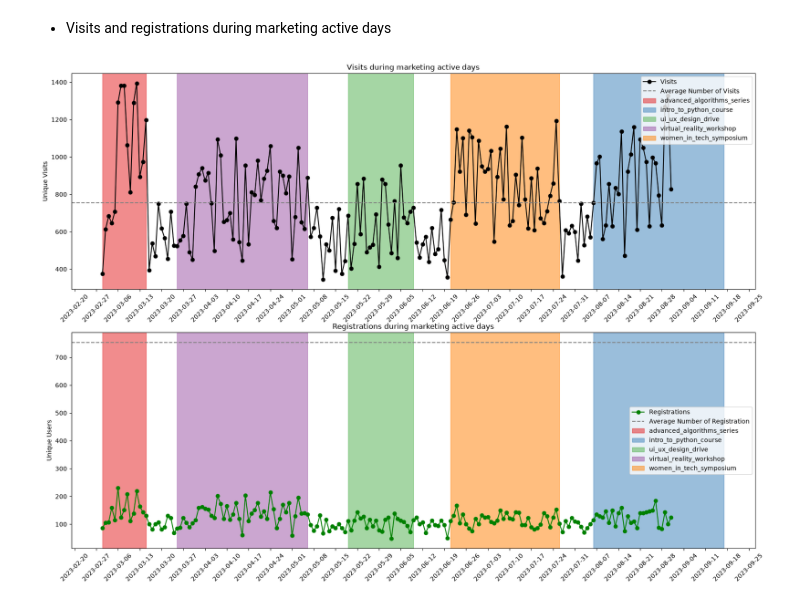
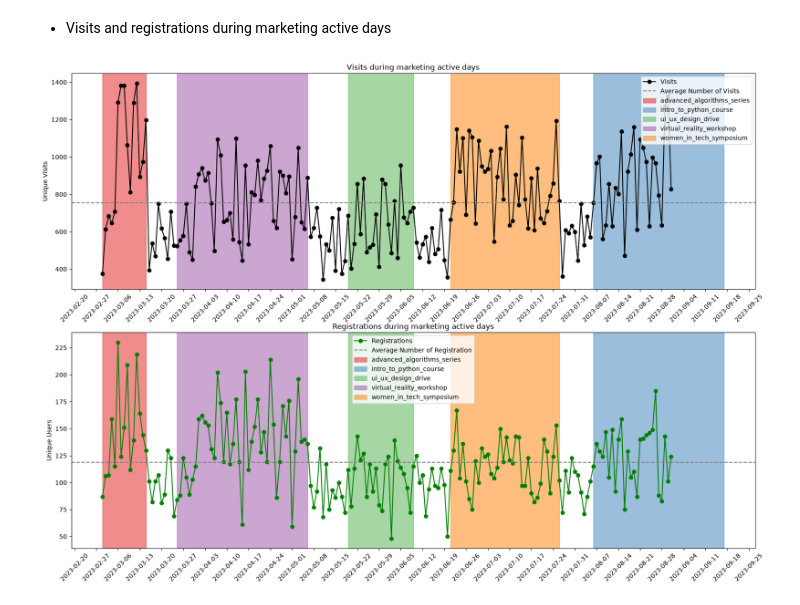
Before and after one commit to pep-cmyk/data-analytics-project-100, a Jupyter notebook: charts_project.ipynb, the cells around one changed output. Cells and saved outputs as stored; diff of their text form; code cells hidden in the pictures.

```diff
--- a/charts_project.ipynb
+++ b/charts_project.ipynb
@@ -342,32 +342,32 @@ axes[0].legend()
 #plot_2
 axes[1].plot(
     df_ads['date_group'],
     df_ads['registrations'],
     marker= 'o',
     color= 'green',
     label= 'Registrations'
 )
 axes[1].axhline(
-    y= df_ads['visits'].mean(),
+    y= df_ads['registrations'].mean(),
     linestyle= '--',
     color= 'gray',
     label= 'Average Number of Registration'
 )
 
 axes[1].set_title('Registrations during marketing active days')
 axes[1].set_ylabel('Unique Users')
 axes[1].xaxis.set_major_locator(mdates.DayLocator(interval=7))
 axes[1].tick_params(axis='x', labelrotation=45)
 
 colors = sns.color_palette("Set1", n_colors=len(ranges))
 
 for i, (name, row) in enumerate(ranges.iterrows()):
     color = colors[i % len(colors)]
     axes[1].axvspan(row['min'], row['max'], color=color, alpha=0.5, label=name)
 
 axes[1].legend() #mb autotest expects the legend to be ordered differently here?
 
 
 plt.savefig('./charts/visits_and_registrations_with_campaign_highlighting.png')
 # %% [output]
-[figure, old version]
+[figure, new version]
```
Also changed, not shown: parts of 4 cells of this notebook, 4 other files.
